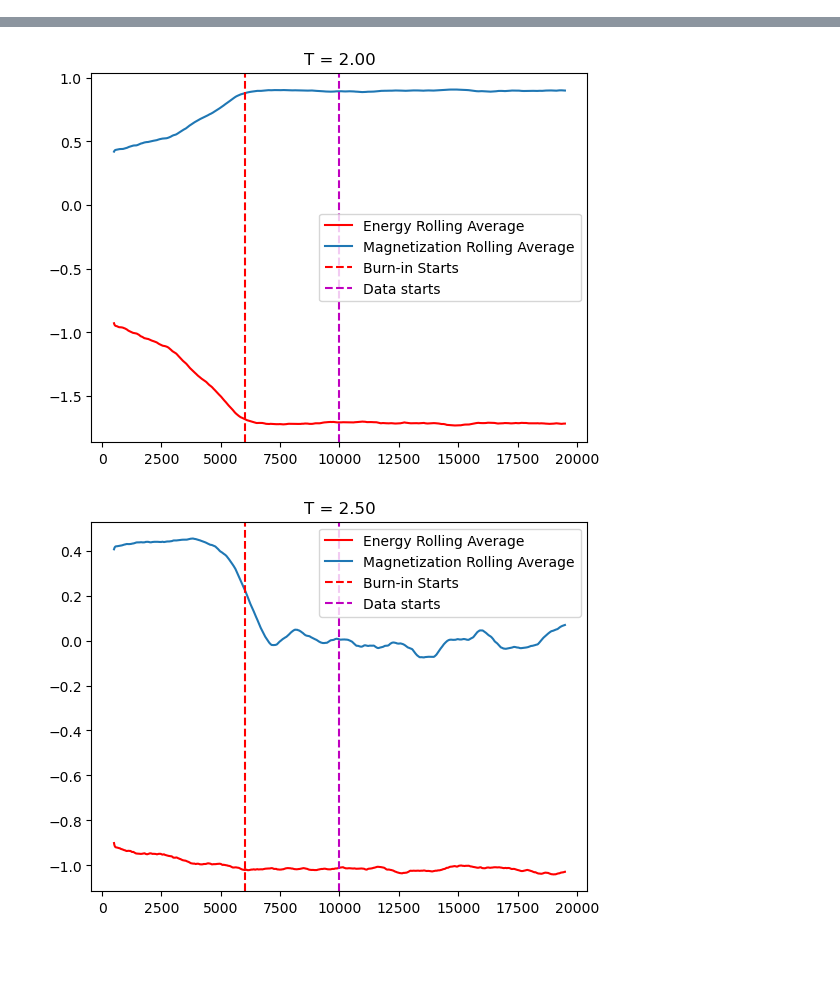
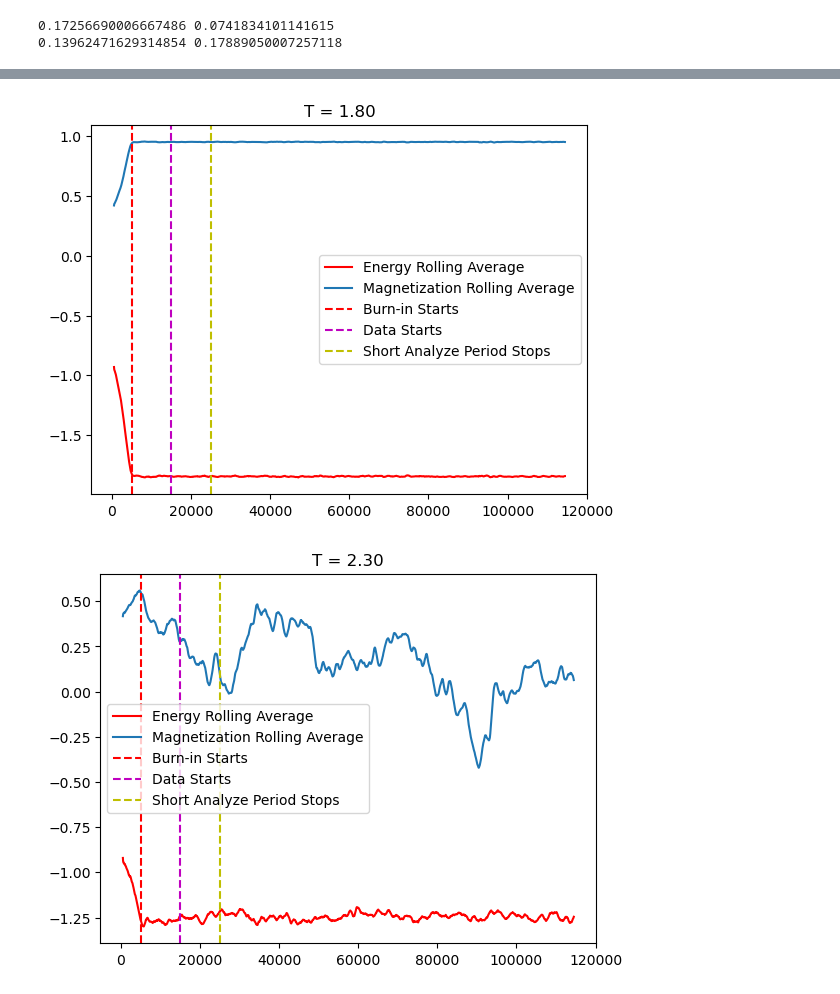
Before and after one commit to aderhall/phys382ising, a Jupyter notebook: Convergence.ipynb, the cells around one changed output, grey strips where cells are left out. Cells and saved outputs as stored; diff of their text form; code cells hidden in the pictures; blank space fills up the shorter version.

```diff
--- a/Convergence.ipynb
+++ b/Convergence.ipynb
@@ -11,20 +15,22 @@ import matplotlib.pyplot as plt
 # note: first clear data directory, and make sure series and snapshots directories exist
 # %%
 # parameters
-n_steps = 20000
-n_burnin = 4000
-n_analyze = 10000
+n_slope = 5000
+n_burnin = 10000
+n_analyze = 100000
+n_steps = n_slope + n_burnin + n_analyze # ising.py takes this as an arg instead of n_slope
 N = 100
 b_top = 0.5
 
 t_min = 1.3
 t_step = 0.5
-t_max = 3.3
+t_max = 3.4
 
 multiprocess = False # multiprocess does not seem to be working. Also it doesn't help much with runs of few T values.
 
 # run simulation:
 # NOTE: this puts data in temporary directories (here, 'snapshots', 'data', and 'series'). Should be moved IMMEDIATELY
+# (shell commands to move the data are in the next two cells)
 
 !python ising.py n_steps:$n_steps n_burnin:$n_burnin n_analyze:$n_analyze N:$N b_top:$b_top t_min:$t_min t_max:$t_max \
                  t_step:$t_step multiprocess:$multiprocess
@@ -77,0 +94,8 @@ xp = np.arange(window_size/2, E.shape[1] - window_size/2 - 1)
+# %%
+# get analyze averages:
+short_n_analyze = 10000
+short_e_avg = np.average(E[:, 1+n_slope+n_burnin:1+n_slope+n_burnin+short_n_analyze], axis=1)
+short_m_avg = np.average(M[:, 1+n_slope+n_burnin:1+n_slope+n_burnin+short_n_analyze], axis=1)
+
+long_e_avg = np.average(E[:, 1+n_slope+n_burnin:], axis=1)
+long_m_avg = np.average(M[:, 1+n_slope+n_burnin:], axis=1)
@@ -78,13 +109,26 @@ xp = np.arange(window_size/2, E.shape[1] - window_size/2 - 1)
+# %%
+i = 2
+print(short_m_avg[i], short_m_std[i])
+print(long_m_avg[i], long_m_std[i])
+# %% [output]
+0.17256690006667486 0.0741834101141615
+0.13962471629314854 0.17889050007257118
 # %%
-n_graphs = 3
-n_slope = n_steps - n_burnin - n_analyze
+n_graphs = 5
 for i in np.linspace(0, len(temps) - 1, n_graphs):
     i = int(i)
     plt.plot(xp, E_avg[i], c='red', label='Energy Rolling Average')
     plt.plot(xp, M_avg[i], label='Magnetization Rolling Average')
     plt.title(f"T = {temps[i]:.2f}")
     plt.axvline(x=n_slope, c='r', ls='--', label='Burn-in Starts')
-    plt.axvline(x=n_slope + n_burnin, c='m', ls='--', label="Data starts")
+    plt.axvline(x=n_slope + n_burnin, c='m', ls='--', label="Data Starts")
+    plt.axvline(x=n_slope + n_burnin + short_n_analyze, c='y', ls='--', label="Short Analyze Period Stops")
+
+#     plt.plot([short_e_avg[i] for x in xp], label=f'E avg after {short_n_analyze} steps')
+#     plt.plot([long_e_avg[i] for x in xp], label=f'E avg after {n_analyze} steps')
+#     plt.plot([short_m_avg[i] for x in xp], label=f'M avg after {short_n_analyze} steps')
+#     plt.plot([long_m_avg[i] for x in xp], label=f'M avg after {n_analyze} steps')
+
     plt.legend()
     plt.show()
 # %% [output]
@@ -92,2 +136,2 @@ for i in np.linspace(0, len(temps) - 1, n_graphs):
-[figure, old version]
+[figure, new version]
-[figure, old version]
+[figure, new version]
```
Also changed, not shown: parts of 11 cells of this notebook, 17 other files.
